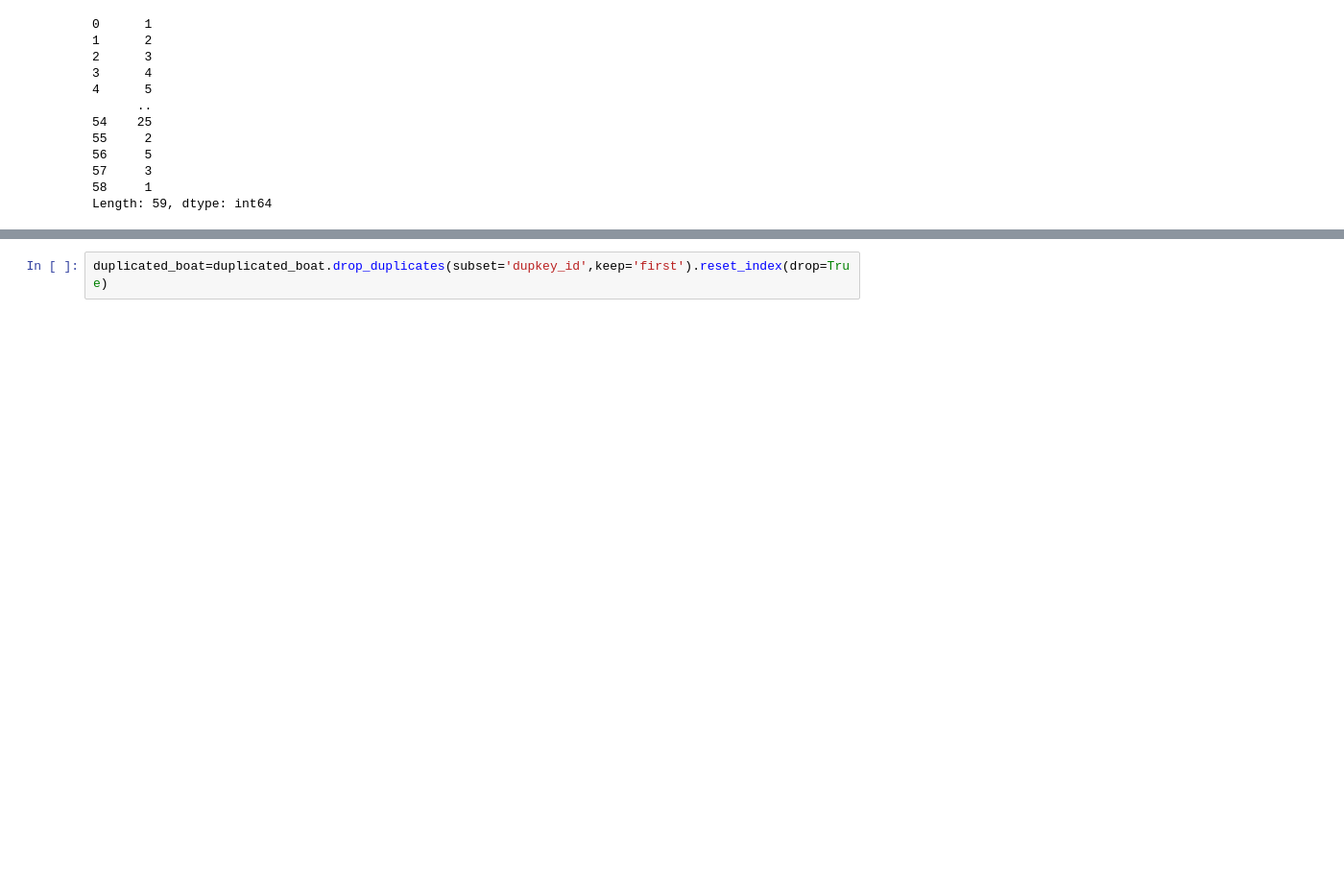
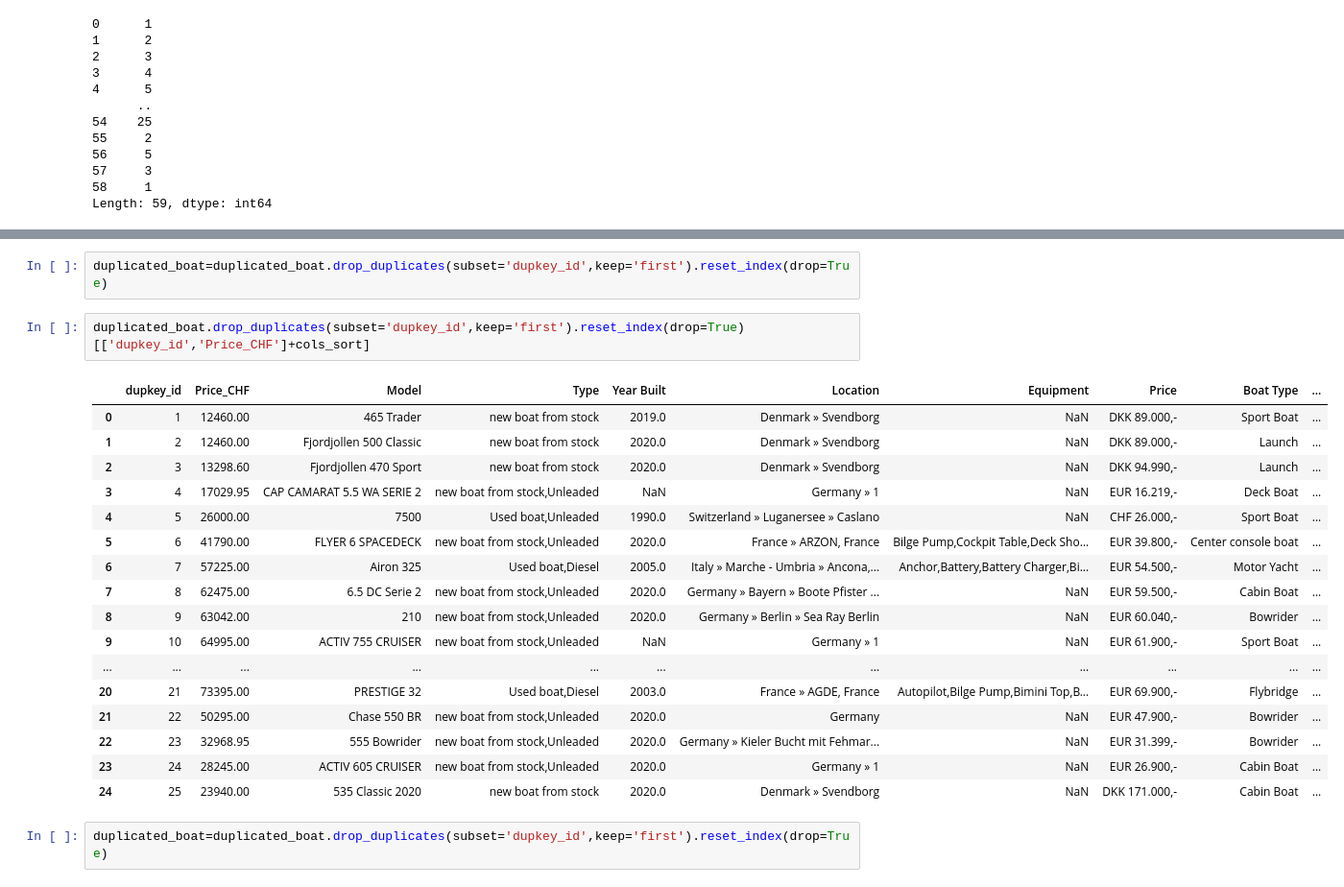
Before and after one commit to kristy25/AcademyPublic, a Jupyter notebook: Untitled1.ipynb, the cells around one changed output, grey strips where cells are left out. Shown at 96% size. Cells and saved outputs as stored; diff of their text form; blank space fills up the shorter version.

```diff
--- a/Untitled1.ipynb
+++ b/Untitled1.ipynb
@@ -1296,3 +1308,25 @@ KeyError: ignored
+# %%
+duplicated_boat=duplicated_boat.drop_duplicates(subset='dupkey_id',keep='first').reset_index(drop=True)
+# %%
+duplicated_boat.drop_duplicates(subset='dupkey_id',keep='first').reset_index(drop=True)[['dupkey_id','Price_CHF']+cols_sort]
+# %% [output]
+|  | dupkey_id | Price_CHF | Model | Type | Year Built | Location | Equipment | Price | Boat Type | ... |
+| 0 | 1 | 12460.00 | 465 Trader | new boat from stock | 2019.0 | Denmark » Svendborg | NaN | DKK 89.000,- | Sport Boat | ... |
+| 1 | 2 | 12460.00 | Fjordjollen 500 Classic | new boat from stock | 2020.0 | Denmark » Svendborg | NaN | DKK 89.000,- | Launch | ... |
+| 2 | 3 | 13298.60 | Fjordjollen 470 Sport | new boat from stock | 2020.0 | Denmark » Svendborg | NaN | DKK 94.990,- | Launch | ... |
+| 3 | 4 | 17029.95 | CAP CAMARAT 5.5 WA SERIE 2 | new boat from stock,Unleaded | NaN | Germany » 1 | NaN | EUR 16.219,- | Deck Boat | ... |
+| 4 | 5 | 26000.00 | 7500 | Used boat,Unleaded | 1990.0 | Switzerland » Luganersee » Caslano | NaN | CHF 26.000,- | Sport Boat | ... |
+| 5 | 6 | 41790.00 | FLYER 6 SPACEDECK | new boat from stock,Unleaded | 2020.0 | France » ARZON, France | Bilge Pump,Cockpit Table,Deck Sho... | EUR 39.800,- | Center console boat | ... |
+| 6 | 7 | 57225.00 | Airon 325 | Used boat,Diesel | 2005.0 | Italy » Marche - Umbria » Ancona,... | Anchor,Battery,Battery Charger,Bi... | EUR 54.500,- | Motor Yacht | ... |
+| 7 | 8 | 62475.00 | 6.5 DC Serie 2 | new boat from stock,Unleaded | 2020.0 | Germany » Bayern » Boote Pfister ... | NaN | EUR 59.500,- | Cabin Boat | ... |
+| 8 | 9 | 63042.00 | 210 | new boat from stock,Unleaded | 2020.0 | Germany » Berlin » Sea Ray Berlin | NaN | EUR 60.040,- | Bowrider | ... |
+| 9 | 10 | 64995.00 | ACTIV 755 CRUISER | new boat from stock,Unleaded | NaN | Germany » 1 | NaN | EUR 61.900,- | Sport Boat | ... |
+| ... | ... | ... | ... | ... | ... | ... | ... | ... | ... | ... |
+| 20 | 21 | 73395.00 | PRESTIGE 32 | Used boat,Diesel | 2003.0 | France » AGDE, France | Autopilot,Bilge Pump,Bimini Top,B... | EUR 69.900,- | Flybridge | ... |
+| 21 | 22 | 50295.00 | Chase 550 BR | new boat from stock,Unleaded | 2020.0 | Germany | NaN | EUR 47.900,- | Bowrider | ... |
+| 22 | 23 | 32968.95 | 555 Bowrider | new boat from stock,Unleaded | 2020.0 | Germany » Kieler Bucht mit Fehmar... | NaN | EUR 31.399,- | Bowrider | ... |
+| 23 | 24 | 28245.00 | ACTIV 605 CRUISER | new boat from stock,Unleaded | 2020.0 | Germany » 1 | NaN | EUR 26.900,- | Cabin Boat | ... |
+| 24 | 25 | 23940.00 | 535 Classic 2020 | new boat from stock | 2020.0 | Denmark » Svendborg | NaN | DKK 171.000,- | Cabin Boat | ... |
 # %%
 duplicated_boat=duplicated_boat.drop_duplicates(subset='dupkey_id',keep='first').reset_index(drop=True)
 # %%
```
Also changed, not shown: parts of 15 cells of this notebook.
